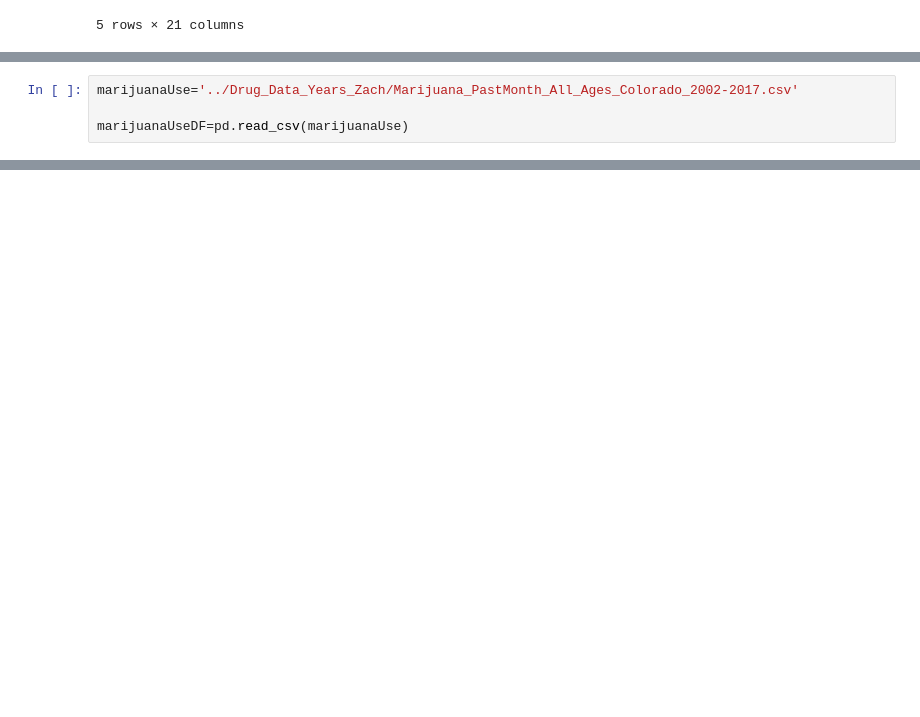
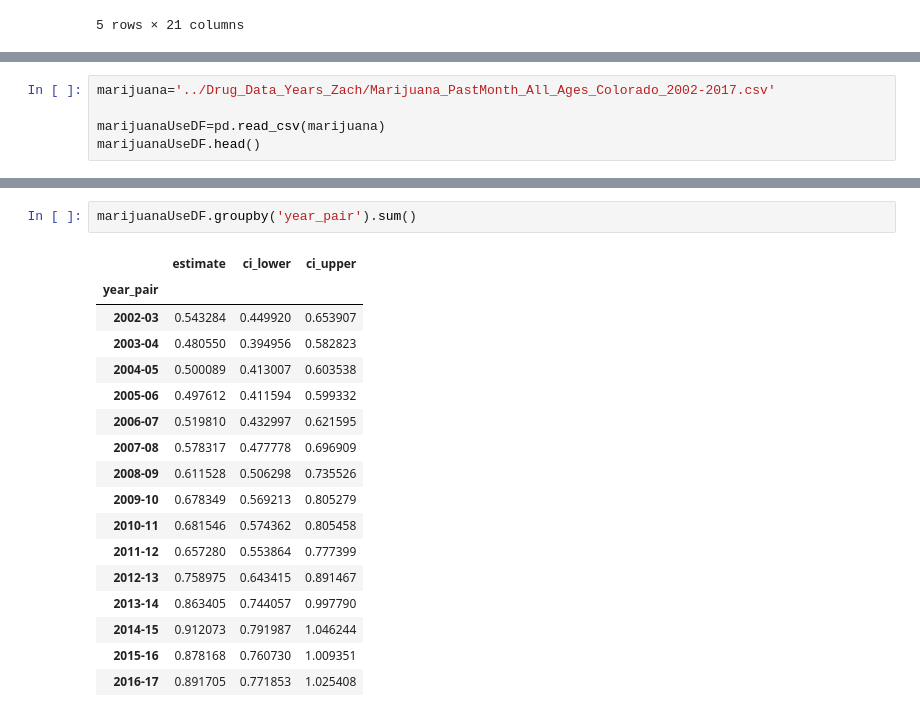
Before and after one commit to zdsteele/Project_1, a Jupyter notebook: Firestone/CrimeStats.ipynb, the cells around one changed output, grey strips where cells are left out. Saved outputs shown, nothing was run; the diff lists cells and outputs as text; blank space fills up the shorter version.

```diff
--- a/Firestone/CrimeStats.ipynb
+++ b/Firestone/CrimeStats.ipynb
@@ -126,4 +126,5 @@ combined_crimes.head()
 # %%
-marijuanaUse='../Drug_Data_Years_Zach/Marijuana_PastMonth_All_Ages_Colorado_2002-2017.csv'
+marijuana='../Drug_Data_Years_Zach/Marijuana_PastMonth_All_Ages_Colorado_2002-2017.csv'
 
-marijuanaUseDF=pd.read_csv(marijuanaUse)
+marijuanaUseDF=pd.read_csv(marijuana)
+marijuanaUseDF.head()
@@ -129,0 +138,20 @@ marijuanaUseDF=pd.read_csv(marijuanaUse)
+# %%
+marijuanaUseDF.groupby('year_pair').sum()
+# %% [output]
+|  | estimate | ci_lower | ci_upper |
+| year_pair |  |  |  |
+| 2002-03 | 0.543284 | 0.449920 | 0.653907 |
+| 2003-04 | 0.480550 | 0.394956 | 0.582823 |
+| 2004-05 | 0.500089 | 0.413007 | 0.603538 |
+| 2005-06 | 0.497612 | 0.411594 | 0.599332 |
+| 2006-07 | 0.519810 | 0.432997 | 0.621595 |
+| 2007-08 | 0.578317 | 0.477778 | 0.696909 |
+| 2008-09 | 0.611528 | 0.506298 | 0.735526 |
+| 2009-10 | 0.678349 | 0.569213 | 0.805279 |
+| 2010-11 | 0.681546 | 0.574362 | 0.805458 |
+| 2011-12 | 0.657280 | 0.553864 | 0.777399 |
+| 2012-13 | 0.758975 | 0.643415 | 0.891467 |
+| 2013-14 | 0.863405 | 0.744057 | 0.997790 |
+| 2014-15 | 0.912073 | 0.791987 | 1.046244 |
+| 2015-16 | 0.878168 | 0.760730 | 1.009351 |
+| 2016-17 | 0.891705 | 0.771853 | 1.025408 |
```
Also changed, not shown: parts of 3 cells of this notebook.
